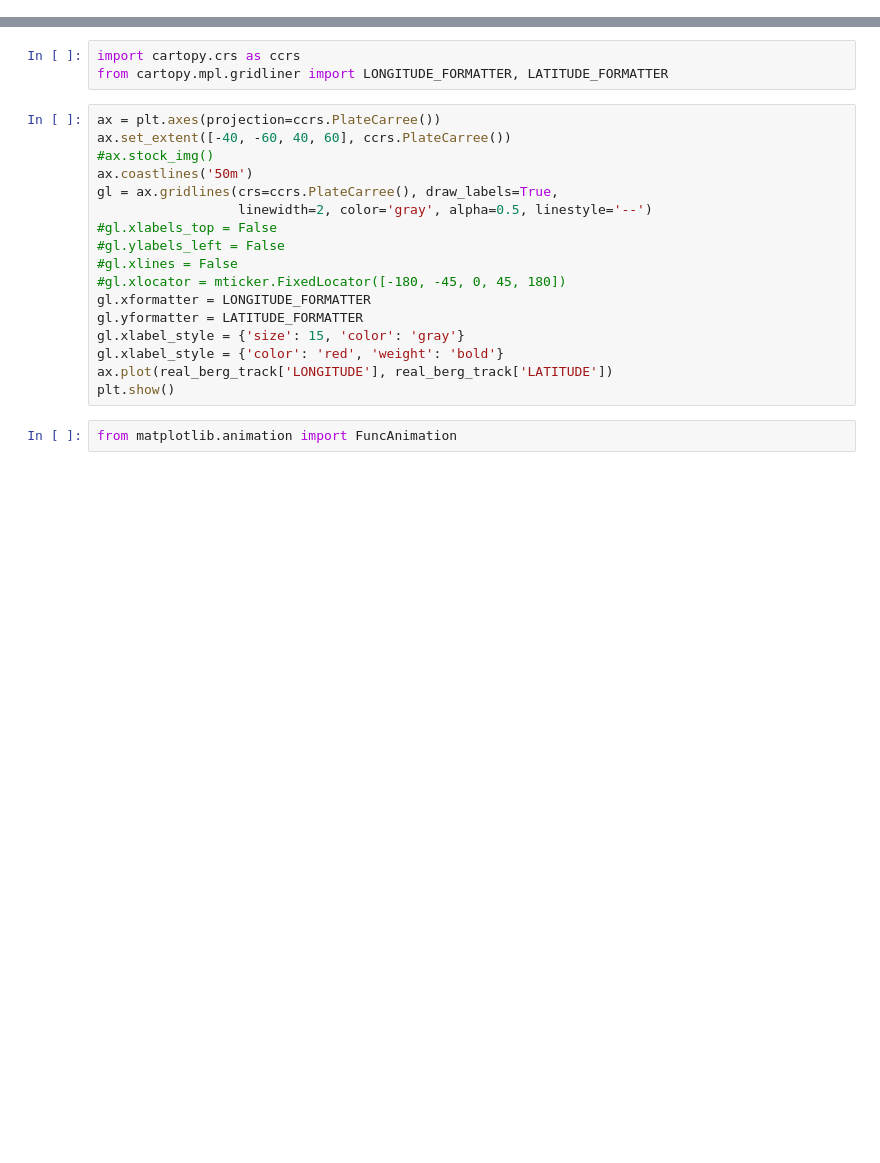
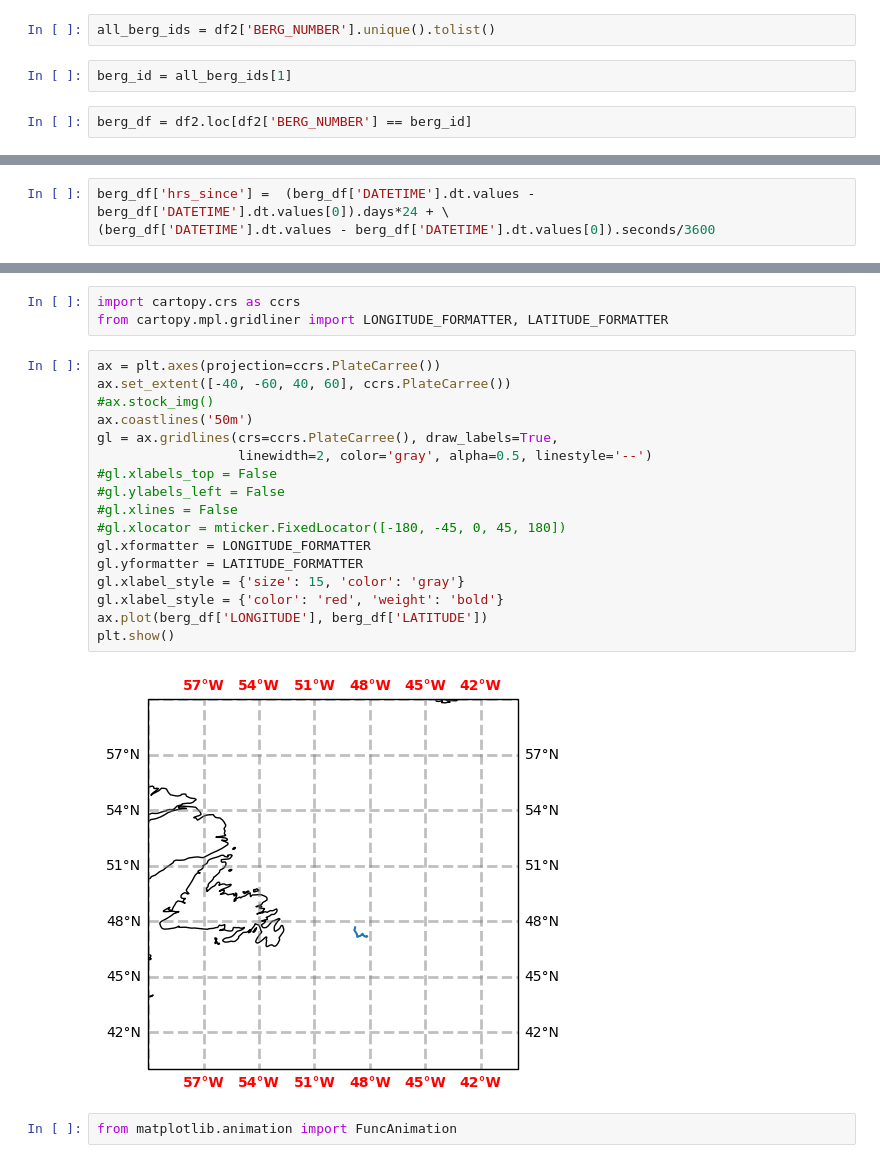
Before and after one commit to evankielley/IceDEF, a Jupyter notebook: notebooks/model_notebook.ipynb, the cells around one changed output, grey strips where cells are left out. Drawn from its saved outputs; the diff is of its cells as text; blank space fills up the shorter version.

Commit message:
added abstractions for using different bergs

```diff
--- a/notebooks/model_notebook.ipynb
+++ b/notebooks/model_notebook.ipynb
@@ -39,0 +27,6 @@ real_berg_track
+# %%
+all_berg_ids = df2['BERG_NUMBER'].unique().tolist()
+# %%
+berg_id = all_berg_ids[1]
+# %%
+berg_df = df2.loc[df2['BERG_NUMBER'] == berg_id]
@@ -39,0 +50,3 @@ real_berg_track
+# %%
+berg_df['hrs_since'] =  (berg_df['DATETIME'].dt.values - berg_df['DATETIME'].dt.values[0]).days*24 + \
+(berg_df['DATETIME'].dt.values - berg_df['DATETIME'].dt.values[0]).seconds/3600
@@ -105,20 +250,22 @@ from cartopy.mpl.gridliner import LONGITUDE_FORMATTER, LATITUDE_FORMATTER
 # %%
 ax = plt.axes(projection=ccrs.PlateCarree())
 ax.set_extent([-40, -60, 40, 60], ccrs.PlateCarree())
 #ax.stock_img()
 ax.coastlines('50m')
 gl = ax.gridlines(crs=ccrs.PlateCarree(), draw_labels=True,
                   linewidth=2, color='gray', alpha=0.5, linestyle='--')
 #gl.xlabels_top = False
 #gl.ylabels_left = False
 #gl.xlines = False
 #gl.xlocator = mticker.FixedLocator([-180, -45, 0, 45, 180])
 gl.xformatter = LONGITUDE_FORMATTER
 gl.yformatter = LATITUDE_FORMATTER
 gl.xlabel_style = {'size': 15, 'color': 'gray'}
 gl.xlabel_style = {'color': 'red', 'weight': 'bold'}
-ax.plot(real_berg_track['LONGITUDE'], real_berg_track['LATITUDE'])
+ax.plot(berg_df['LONGITUDE'], berg_df['LATITUDE'])
 plt.show()
+# %% [output]
+[figure, added]
 # %%
 from matplotlib.animation import FuncAnimation
 # %%
```
Also changed, not shown: parts of 57 cells of this notebook, 1 other file.
